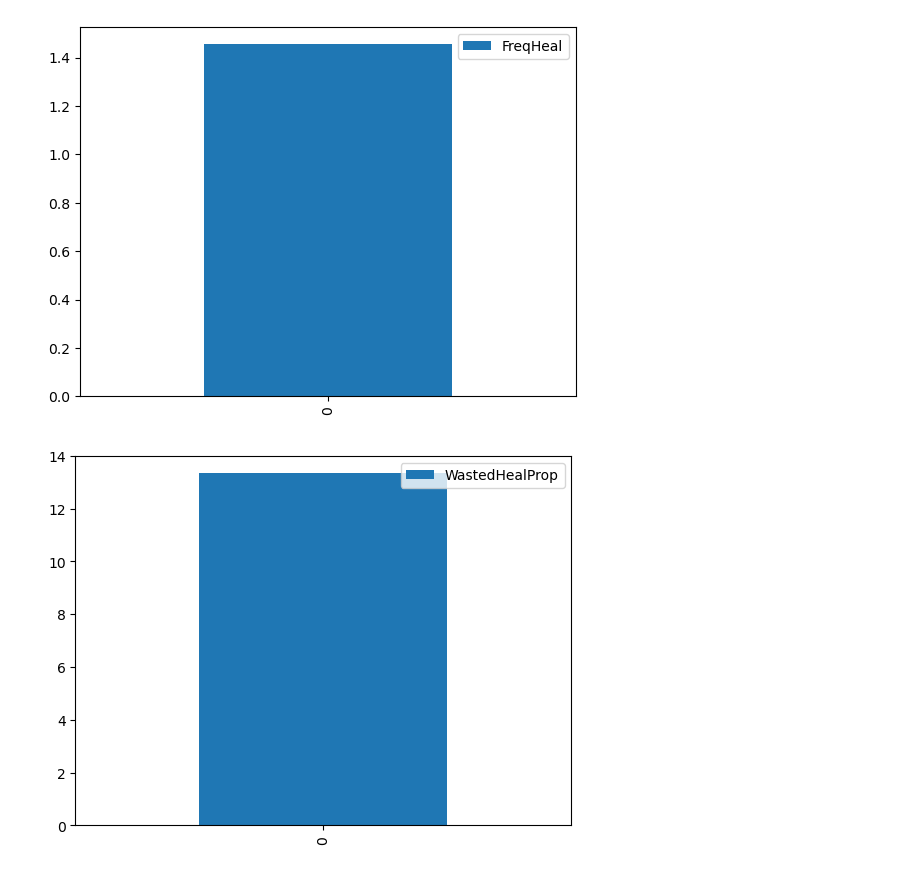
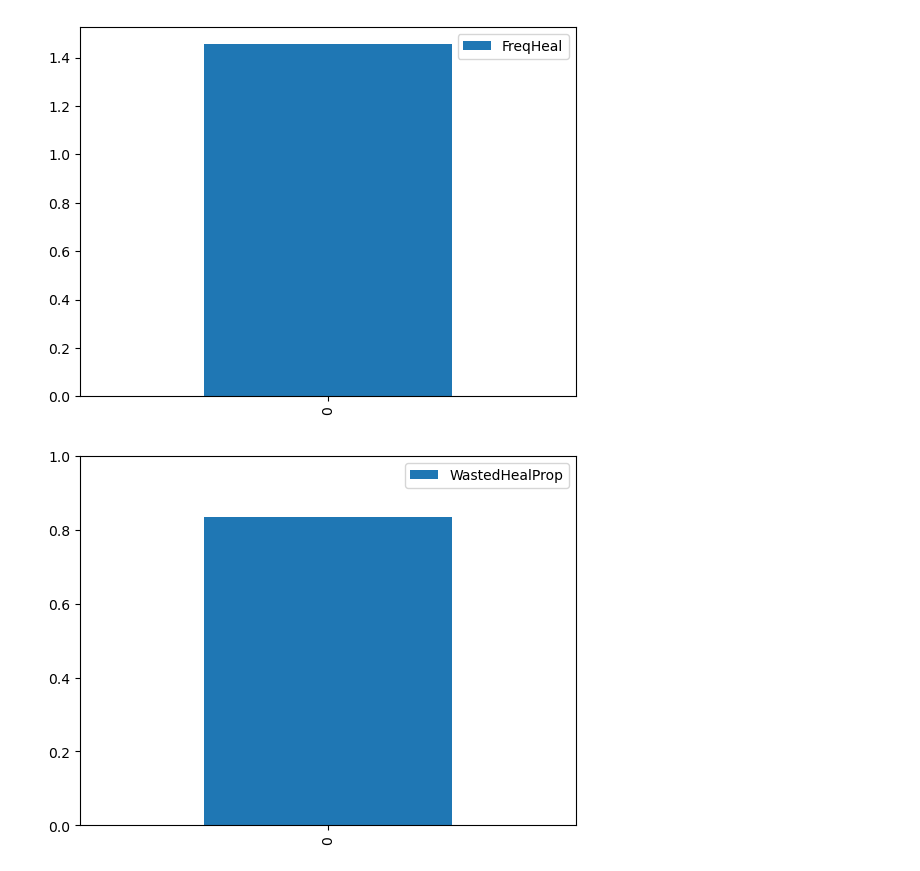
Before and after one commit to JulianSerranoChacon/True-UAJ, a Jupyter notebook: Analisis/Analisis.ipynb, the cells around one changed output. Saved outputs shown, nothing was run; the diff lists cells and outputs as text; code cells hidden in the pictures.

Commit message:
metricas 9 y 10 hechas
creo

```diff
--- a/Analisis/Analisis.ipynb
+++ b/Analisis/Analisis.ipynb
@@ -42,7 +42,7 @@ col_names =  ['ID','MuTut', 'MuN1', 'MuN2', 'MuN3',
               'DamTut', 'DamN1', 'DamN2', 'DamN3',
               'DamSpike', 'DamE1', 'DamE2', 'DamE3', 'DamFi', 'DamIc',
               'Heal', 'OvHeal',
-              'ISesTime', 'TimTut', 'TimN1', 'TimN2', 'TimN3','SesTime']
+              'ISesTime', 'TimTut', 'TimN1', 'TimN2', 'TimN3','SesTime','AmountHeal']
 event_names =["sesStart","sesEnd","playerDeath","playerCP","playerEnd",
               "playerHeal","playerHit","enBulHit","enMelHit","playMel","playShot"]
 
@@ -73,7 +73,7 @@ for i in range(len(jug)):
                0, 0, 0, 0,
                0, 0, 0, 0, 0, 0,
                0, 0,
-               0, 0, 0, 0, 0, 0]
+               0, 0, 0, 0, 0, 0,0]
 
     dataJug[27]=currEvent =jug[i][jug[i]["type"]=="sesStart"]["time"].values[0]
     dataJug[28]=currEvent =jug[i][jug[i]["type"]=="sesEnd"]["time"].values[0]
@@ -107,13 +107,14 @@ for i in range(len(jug)):
                     healAmount=sum(currEvent["healingAmount"].values.tolist())
                     finalHealth=sum(currEvent["finalHealth"].values.tolist())
                     dataJug[26]=prevHealth+healAmount-finalHealth
+                    dataJug[33] = healAmount
                     print(healAmount)
                     #print(dataJug[26])
                 case "sesStart":
                     dataJug[27]= currEvent["time"].values[0]
                 case "playerEnd":
                     for j in range(4):
-                        if(len (currEvent[currEvent["levelID"]==2+j])>0):
+                        if(len (currEvent[currEvent["levelID"]==2+j]) > 0):
                             dataJug[28+j]= currEvent[currEvent["levelID"]==2+j]["time"].values[0]-dataJug[27+j]
                 case "sesEnd":
                     dataJug[32]= currEvent["time"].values[0]
@@ -229,17 +229,21 @@ dtype: float64
 1.454869287971255
 [figure]
 # %%
-#Metrica 10
 # Métrica 10: Proporción de curación malgastada
 mlabels = ['WastedHealProp']
 auxdf = pd.DataFrame(columns = mlabels)
 
-# Como OvHeal ya guarda la proporción (0.0 a 1.0), solo hacemos la media de todos los jugadores
-# Cantidad malgastada / cantiadad total recuperada
-#media_proporcion = singleDf['OvHeal'].mean()
+# Propoprcion = Cantidad malgastada / cantiadad total recuperada de todos los jugadores
+proporciones = singleDf['OvHeal'] / singleDf['AmountHeal'].replace(0,np.nan)
+# Media de las proporciones de todos los jugadores, (mean ignora el NaN)
+media_proporcion = proporciones.mean()
 
-#auxdf.loc[0] = [media_proporcion]
-#ax = auxdf.plot(y='WastedHealProp', kind='bar')
-#plt.show()
+#print(proporciones.to_list())
+#print(media_proporcion)
+
+auxdf.loc[0] = [media_proporcion]
+ax = auxdf.plot(y='WastedHealProp', kind='bar')
+ax.set_ylim(0,1) #Para ver el resultado como si fuera un porcentaje
+plt.show()
 # %% [output]
-[figure, old version]
+[figure, new version]
```
Also changed, not shown: parts of 3 cells of this notebook.
